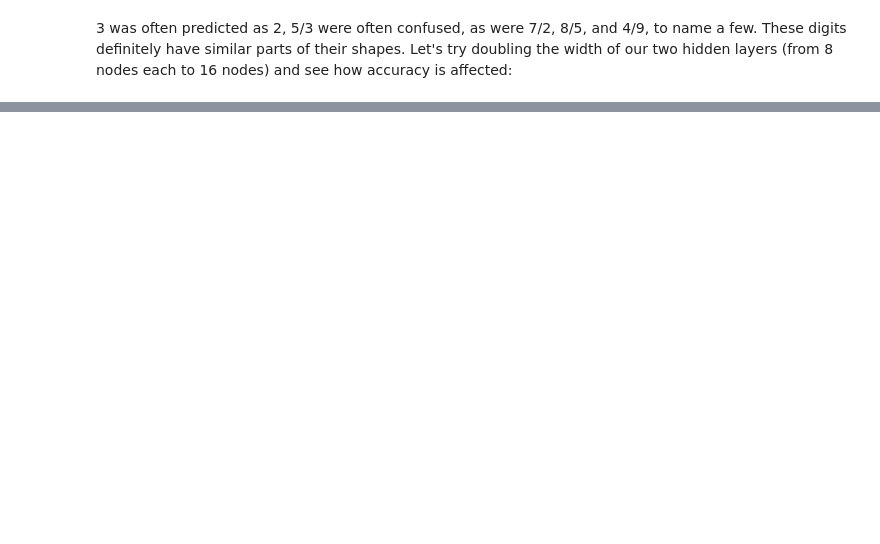
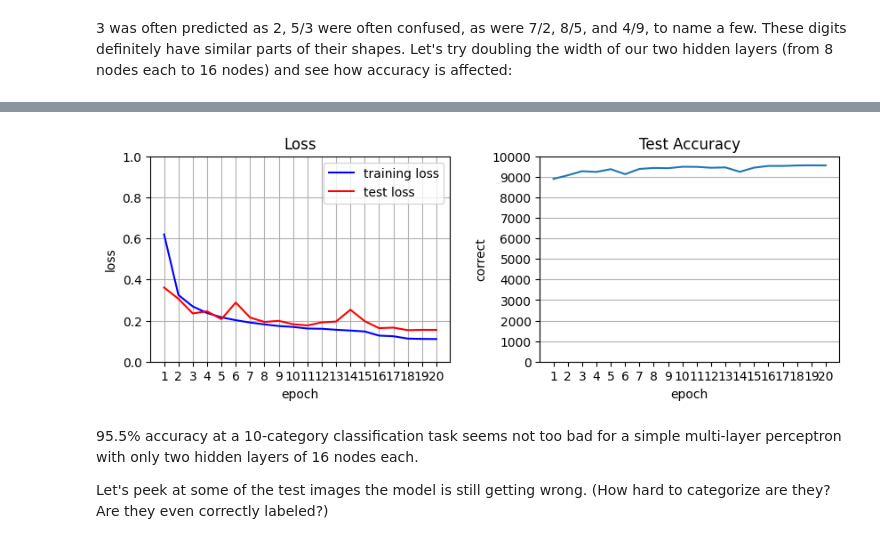
Before and after one commit to jeremy-dolan/neural-net-from-scratch, a Jupyter notebook: mlp_demo_interactive_digit_classifier.ipynb, the cells around one changed output, grey strips where cells are left out. Cells and saved outputs as stored; diff of their text form; code cells hidden in the pictures; blank space fills up the shorter version.

```diff
--- a/mlp_demo_interactive_digit_classifier.ipynb
+++ b/mlp_demo_interactive_digit_classifier.ipynb
@@ -401,0 +425,7 @@ KeyboardInterrupt:
+# %%
+# epochs=2, learning_rate=0.1, batch_size=64
+additional_training_result_2 = mnist_net_2.train(training_data, epochs=2, learning_rate=0.1,
+                                                 batch_size=64, batch_progress_every=0,
+                                                 test_every=1, test_data=test_data)
+for key in training_result_2:
+    training_result_2[key] += additional_training_result_2[key]
@@ -401,0 +435,7 @@ KeyboardInterrupt:
+# %%
+# epochs=3, learning_rate=0.05, batch_size=128
+additional_training_result_2 = mnist_net_2.train(training_data, epochs=3, learning_rate=0.05,
+                                                 batch_size=128, batch_progress_every=0,
+                                                 test_every=1, test_data=test_data)
+for key in training_result_2:
+    training_result_2[key] += additional_training_result_2[key]
@@ -401,0 +446,10 @@ KeyboardInterrupt:
+# %%
+plot_results(training_result_2)
+# %% [output]
+[figure, added]
+# %% [markdown]
+95.5% accuracy at a 10-category classification task seems not too bad for a
+simple multi-layer perceptron with only two hidden layers of 16 nodes each.
+
+Let's peek at some of the test images the model is still getting wrong. (How
+hard to categorize are they? Are they even correctly labeled?)
```
Also changed, not shown: parts of 19 cells of this notebook, 1 other file.
